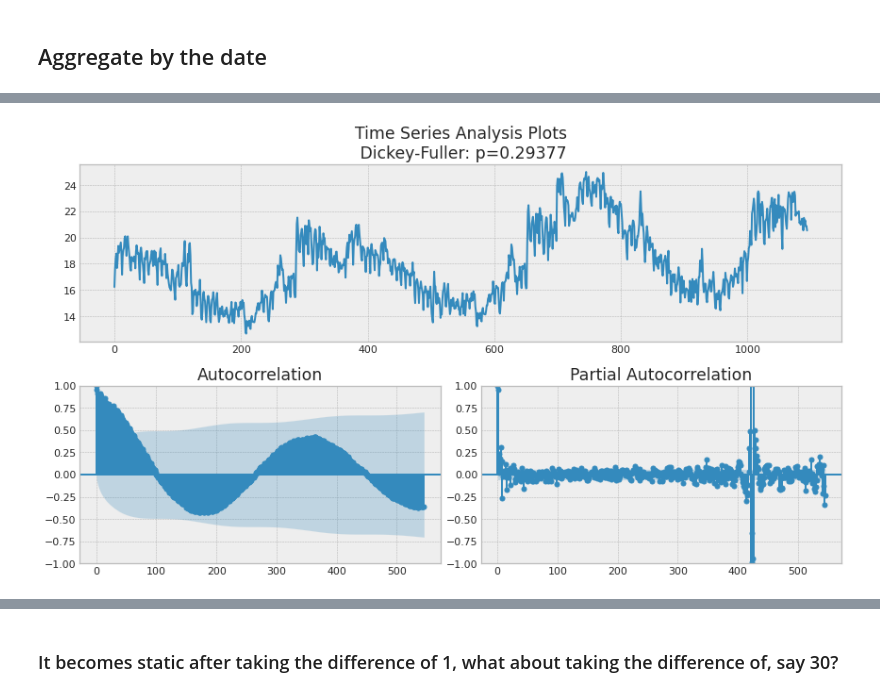
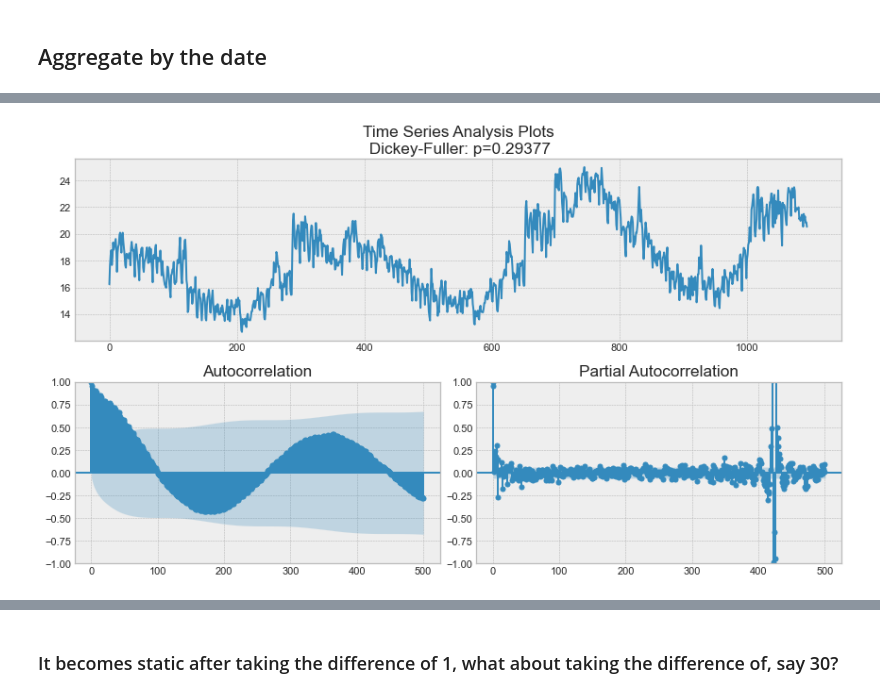
Before and after one commit to A-R-Yazdi/Remote-communities-, a Jupyter notebook: notebooks/Data_Preprocessing_LingJun_Colab.ipynb, the cells around one changed output, grey strips where cells are left out. Cells and saved outputs as stored; diff of their text form; code cells hidden in the pictures.

```diff
--- a/notebooks/Data_Preprocessing_LingJun_Colab.ipynb
+++ b/notebooks/Data_Preprocessing_LingJun_Colab.ipynb
@@ -427,5 +327,2 @@ for i in range(1,10):
 # %% [markdown]
 ## Replace outliers
-# %%
-Preprocessing.load_dframes(df_name='df', prop="_filled")
-Preprocessing.show_shape(df_name='df', prop="_filled")
@@ -467,6 +374,13 @@ False
 # %%
-for i in range(1,10):
-  print("df"+ str(i)+ "_filled_ number of outliers when anomaly_window is 3 yrs long: " + str(show_outliers(df=locals()['df'+str(i)+"_filled_"]).shape[0]))
+for i in range(1, 10):
+    print(
+        "df"
+        + str(i)
+        + "_filled, number of outliers when anomaly_window is 3 yrs long: "
+        + str(
+            Preprocessing.show_outliers(df=locals()["df" + str(i) + "_filled"]).shape[0]
+        )
+    )
 
 # show_outliers(df=df1, num_of_std=3)
 # %% [output]
@@ -513,0 +445,6 @@ number of outliers in df9_filled_: 0
+# %%
+for i in range(1, 10):
+    dfName = "df" + str(i)
+    vars()["df" + str(i) + "_processed"] = pd.read_csv(
+        processed_data(dfName), index_col=0
+    )
@@ -513,0 +453,14 @@ number of outliers in df9_filled_: 0
+# %%
+for i in range(1, 10):
+    print(
+        "df"
+        + str(i)
+        + "_processed, number of outliers when anomaly_window is 3 yrs long: "
+        + str(
+            Preprocessing.show_outliers(
+                df=locals()["df" + str(i) + "_processed"]
+            ).shape[0]
+        )
+    )
+
+# show_outliers(df=df1, num_of_std=3)
@@ -643,12 +552,5 @@ plt.show()
 # %%
-import pandas as pd
-import matplotlib.pyplot as plt
-import warnings
-import statsmodels.graphics.tsaplots as smt
-
-warnings.filterwarnings("ignore")
-
-# adapted from https://www.kaggle.com/kashnitsky/topic-9-part-1-time-series-analysis-in-python?scriptVersionId=50985180&cellId=80
-tsplot(data_aggregator(df=df3).kw_cap, lags=545)
+# # adapted from https://www.kaggle.com/kashnitsky/topic-9-part-1-time-series-analysis-in-python?scriptVersionId=50985180&cellId=80
+Preprocessing.tsplot(data_aggregator(df=df3).kw_cap, lags=500)
 # %% [output]
-[figure, old version]
+[figure, new version]
```
Also changed, not shown: parts of 55 cells of this notebook, 9 other files.
